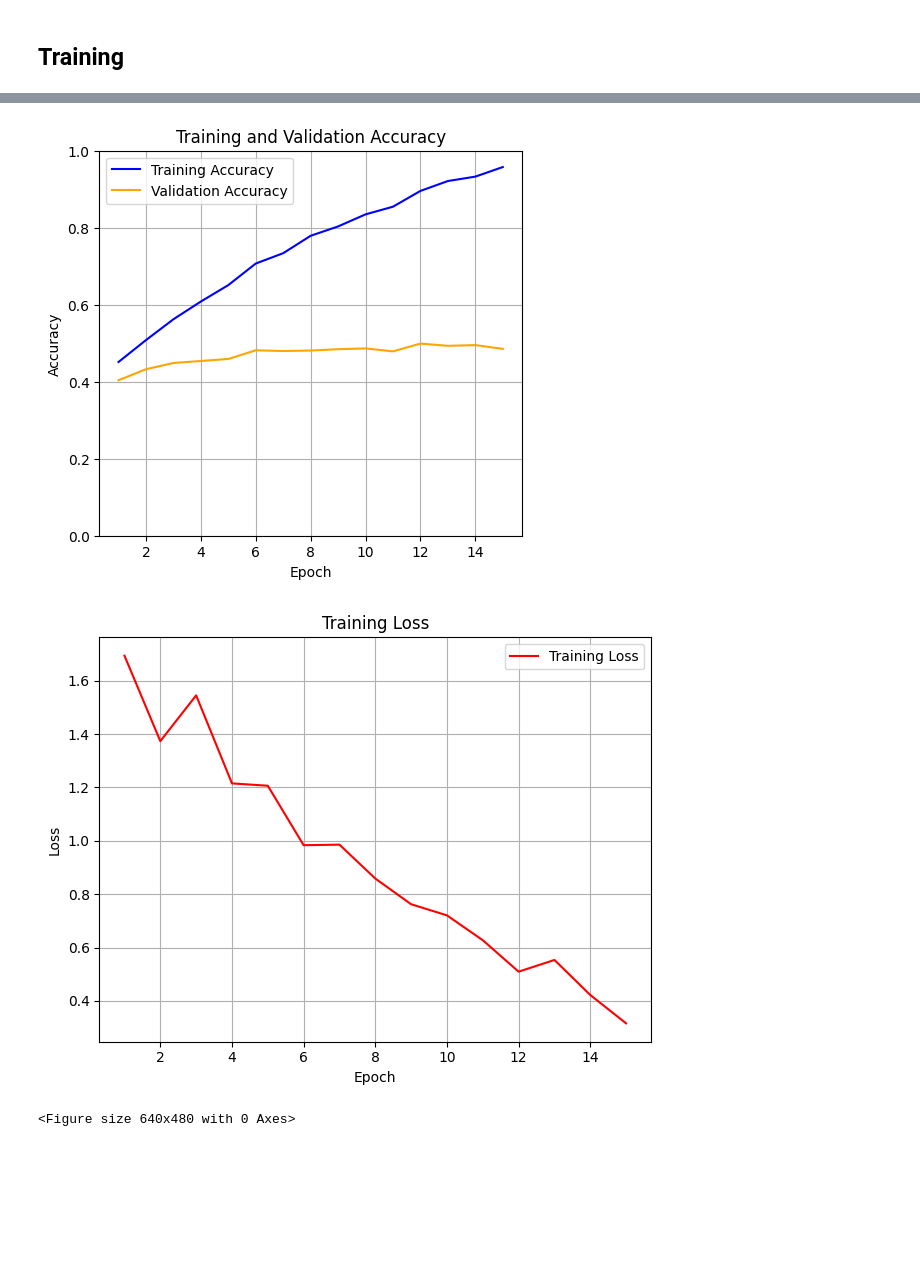
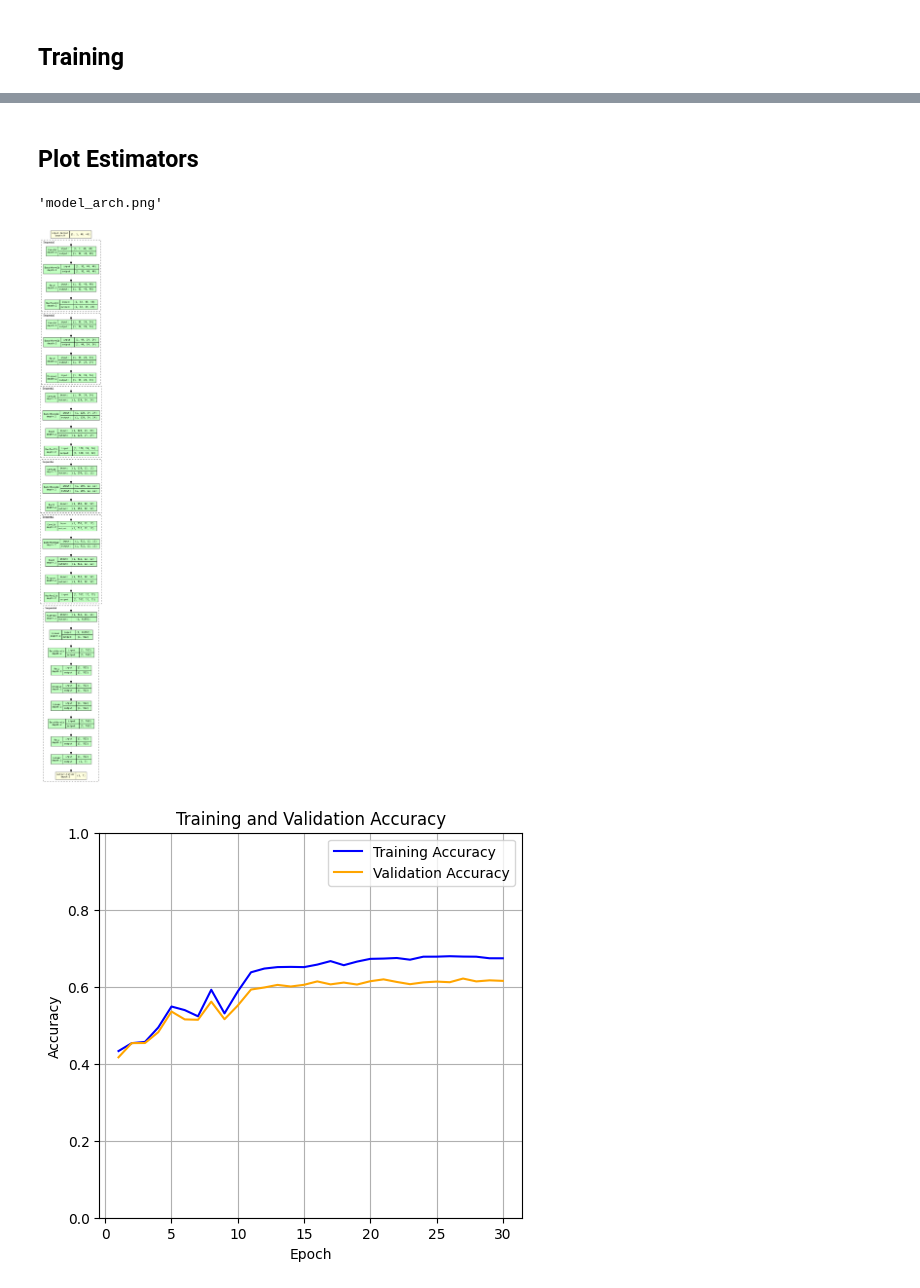
Before and after one commit to azhgh22/ML04_Facial_Expression_Recognition_Challenge, a Jupyter notebook: ResNet.ipynb, the cells around one changed output, grey strips where cells are left out. Cells and saved outputs as stored; diff of their text form; code cells hidden in the pictures; blank space fills up the shorter version.

```diff
--- a/ResNet.ipynb
+++ b/ResNet.ipynb
@@ -118,6 +132,9 @@ class CustomImageDataset(Dataset):
         return image, label
 # %%
 transform = transforms.Compose([
+    transforms.RandomHorizontalFlip(),
+    transforms.RandomRotation(10),
+    transforms.RandomAffine(0, translate=(0.1, 0.1)),
     transforms.ToTensor(), # Convert images to PyTorch tensors
     transforms.ConvertImageDtype(torch.float) # The values are in floating point numbers
     ]) # Transform all images into one clear format (preprocess all images to same properties)
@@ -225,7 +298,7 @@ def check_accuracy(loader, model):
         print('Got %d / %d correct (%.2f)' % (num_correct, num_samples, 100 * acc))
     return acc
 # %%
-def train(model, optimizer, train_data_loader ,epochs=1,val_data_loader = None,criterion = nn.CrossEntropyLoss(),essemble:list=[]):
+def train(model, optimizer,scheduler ,train_data_loader,epochs=1,val_data_loader = None,criterion = nn.CrossEntropyLoss()):
     """
     Train a model on CIFAR-10 using the PyTorch Module API.
 
@@ -245,7 +318,7 @@ def train(model, optimizer, train_data_loader ,epochs=1,val_data_loader = None,c
     current_loss = 0
     i = 0
     model = model.to(device=device)  # move the model parameters to CPU/GPU
-    for e in range(epochs+1):
+    for e in range(epochs):
         for t, (x, y) in enumerate(train_data_loader):
             model.train()  # put model to training mode
             x = x.to(device=device)  # move to device, e.g. GPU
@@ -265,8 +338,6 @@ def train(model, optimizer, train_data_loader ,epochs=1,val_data_loader = None,c
             # computed by the backwards pass.
             optimizer.step()
 
-        if i%5==0 and essemble is not None:
-          essemble.append(model.state_dict())
 
         print('epoch %d, loss = %.4f' % (i, loss.item()))
         print()
@@ -277,5 +348,5 @@ def train(model, optimizer, train_data_loader ,epochs=1,val_data_loader = None,c
           val_accuracy = check_accuracy(val_data_loader, model)
           train_epoch_evol_acc.append(train_accuracy)
           val_epoch_evol_acc.append(val_accuracy)
-
+        scheduler.step()
     return val_epoch_evol_acc, train_epoch_evol_acc, train_epoch_evol_loss
@@ -362,0 +353,14 @@ Got 1981 / 4306 correct (46.01)
+# %%
+model = EmotionNet().cuda()
+
+LR = 10**-3
+EPOCHS=30
+# optimizer = torch.optim.Adagrad(model.parameters(), lr=0.001)
+optimizer = torch.optim.Adam(model.parameters(), lr=LR)
+
+step_size = 10
+gamma = 0.1
+scheduler = torch.optim.lr_scheduler.StepLR(optimizer, step_size=step_size, gamma=gamma)
+
+val_epoch_evol_acc, train_epoch_evol_acc, train_epoch_evol_loss = train(model,optimizer,scheduler,train_loader,EPOCHS,val_loader)
+# val_epoch_evol_acc, train_epoch_evol_acc, train_epoch_evol_loss = train(model,optimizer,small_loader,10,None)
@@ -363,36 +385,32 @@ Got 1981 / 4306 correct (46.01)
+# %% [markdown]
+## **Plot Estimators**
+# %%
+# Assuming you have a model named 'MyPyTorchModel' and input 'x'
+x = torch.randn(1, 1, 48, 48) # Example input
+model_graph = draw_graph(EmotionNet(), input_size=x.shape, expand_nested=True)
+model_graph.visual_graph.render("model_arch", format="png")
+# %% [output]
+'model_arch.png'
+# %%
+from IPython.display import Image
+Image(filename="model_arch.png")
+# %% [output]
+[figure, added]
 # %%
-epochs_range = range(1, 15 + 1) # x-axis for epochs, starting from 1
+epochs_range = range(1, EPOCHS + 1) # x-axis for epochs, starting from 1
 plt.figure(figsize=(12, 5)) # Create a figure with a good size
 
 # Plot Training & Validation Accuracy
 plt.subplot(1, 2, 1) # 1 row, 2 columns, 1st plot
 plt.plot(epochs_range, train_epoch_evol_acc, label='Training Accuracy', color='blue')
 plt.plot(epochs_range, val_epoch_evol_acc, label='Validation Accuracy', color='orange')
 plt.title('Training and Validation Accuracy')
 plt.xlabel('Epoch')
 plt.ylabel('Accuracy')
 plt.legend()
 plt.grid(True)
 plt.ylim(0, 1) # Accuracy typically ranges from 0 to 1
 
 plt.savefig("val_train_accuracy.png")
-
-# plot train loss
-plt.figure(figsize=(12, 5)) # Create a figure with a good size
-
-# Plot Training & Validation Accuracy
-plt.subplot(1, 2, 2) # 1 row, 2 columns, 2nd plot
-plt.plot(epochs_range, train_epoch_evol_loss, label='Training Loss', color='red')
-plt.title('Training Loss')
-plt.xlabel('Epoch')
-plt.ylabel('Loss')
-plt.legend()
-plt.grid(True)
-
-plt.tight_layout() # Adjust subplot parameters for a tight layout
-plt.show() # Display the plot
-plt.savefig("train_loss.png")
 # %% [output]
-[figure, old version]
+[figure, new version]
-[figure, removed]
-<Figure size 640x480 with 0 Axes>
```
Also changed, not shown: parts of 22 cells of this notebook.
